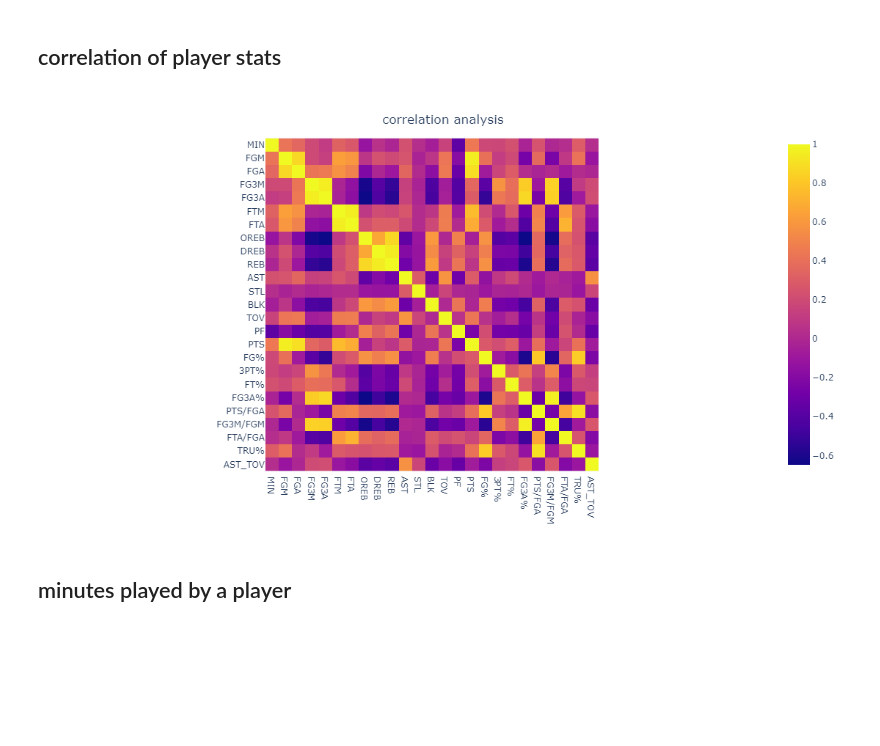
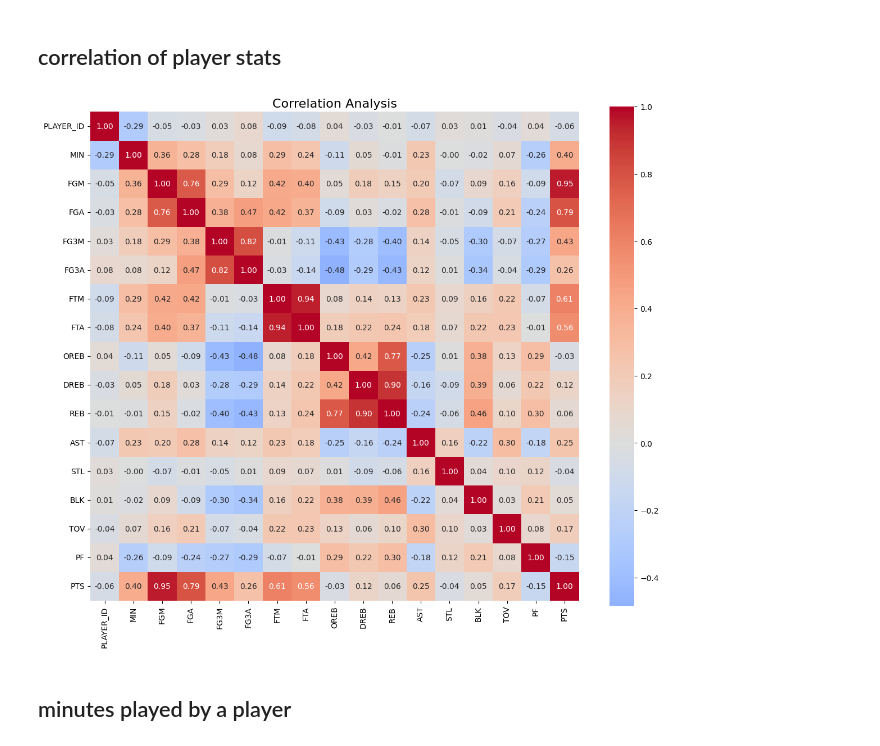
Before and after one commit to R0Njd/Data_Sc, a Jupyter notebook: Nba analysis/Nba Analysis.ipynb, the cells around one changed output. Saved outputs shown, nothing was run; the diff lists cells and outputs as text; code cells hidden in the pictures; blank space fills up the shorter version.

Commit message:
Data analysis

```diff
--- a/Nba analysis/Nba Analysis.ipynb
+++ b/Nba analysis/Nba Analysis.ipynb
@@ -116,29 +131,21 @@ data.corr(numeric_only=True)
 # %% [markdown]
 ## correlation of player stats
 # %%
+
 data_per_min = data.groupby(['PLAYER','PLAYER_ID','Year'])[total_cols].sum().reset_index()
 for col in data_per_min.columns[4:]:
     data_per_min[col] = data_per_min[col]/data_per_min['MIN']
+# Compute correlation matrix
+corr_matrix = data_per_min.corr(numeric_only=True)
 
-data_per_min['FG%'] = data_per_min['FGM']/data_per_min['FGA']
-data_per_min['3PT%'] = data_per_min['FG3M']/data_per_min['FG3A']
-data_per_min['FT%'] = data_per_min['FTM']/data_per_min['FTA']
-data_per_min['FG3A%'] = data_per_min['FG3A']/data_per_min['FGA']
-data_per_min['PTS/FGA'] = data_per_min['PTS']/data_per_min['FGA']
-data_per_min['FG3M/FGM'] = data_per_min['FG3M']/data_per_min['FGM']
-data_per_min['FTA/FGA'] = data_per_min['FTA']/data_per_min['FGA']
-data_per_min['TRU%'] = 0.5*data_per_min['PTS']/(data_per_min['FGA']+0.475*data_per_min['FTA'])
-data_per_min['AST_TOV'] = data_per_min['AST']/data_per_min['TOV']
-
-data_per_min=data_per_min[data_per_min['MIN']>=50]
-data_per_min.drop(columns='PLAYER_ID',inplace= True)
-
-fig = px.imshow(data_per_min.corr(numeric_only=True))
-fig.update_layout(height=600, width=800)
-fig.update_layout(title_text='correlation analysis', title_x=0.5, title_y=0.95)
-fig.show()
+# Create a seaborn heatmap
+plt.figure(figsize=(12, 10))
+sns.heatmap(corr_matrix, annot=True, fmt=".2f", cmap="coolwarm", center=0, square=True)
+plt.title("Correlation Analysis", fontsize=16)
+plt.tight_layout()
+plt.show()
 # %% [output]
-[figure, old version]
+[figure, new version]
 # %% [markdown]
 ## minutes played by a player
 # %%
```
Also changed, not shown: parts of 16 cells of this notebook.
